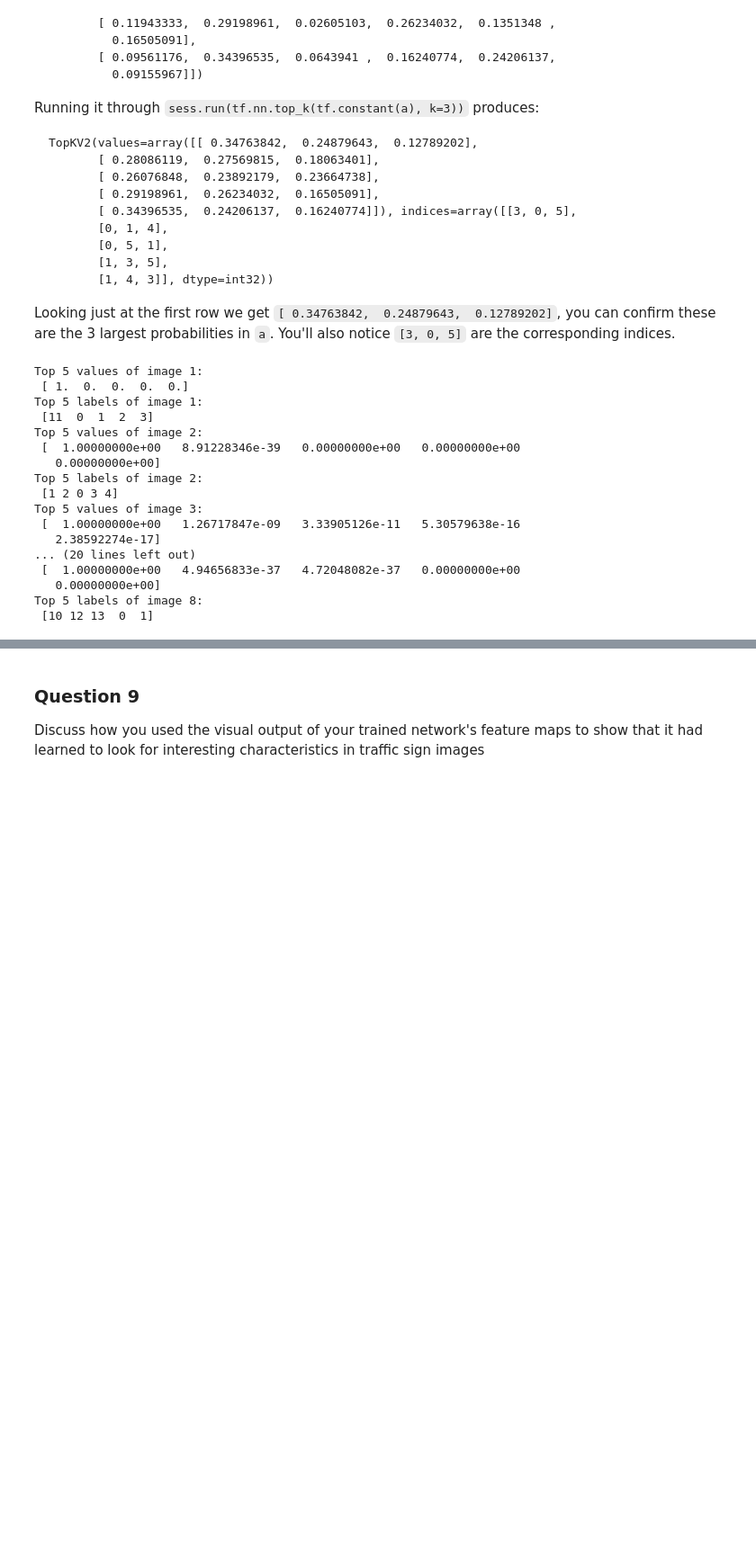
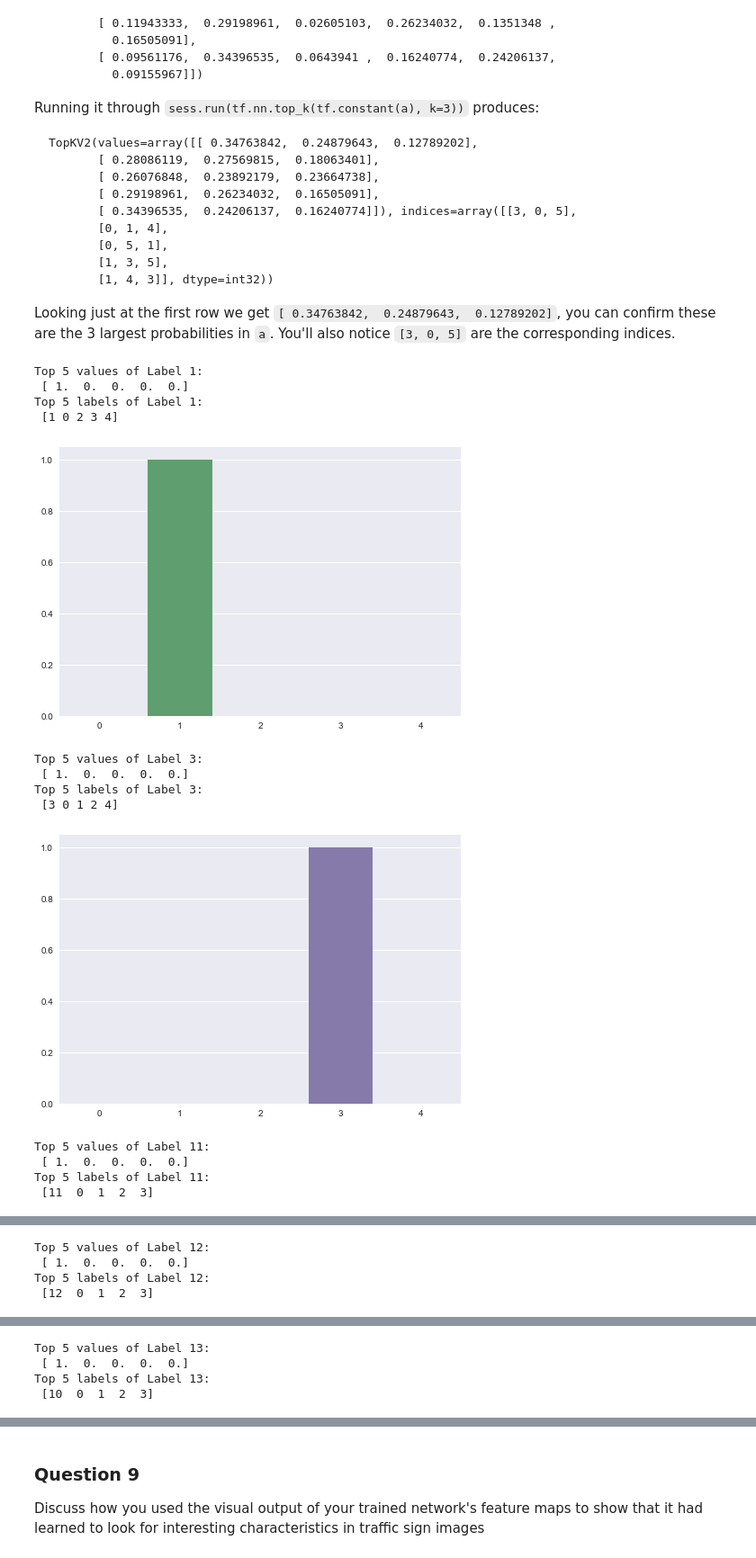
Before and after one commit to martonistvan/CarND-Traffic-Sign-Classifier-Project, a Jupyter notebook: Traffic_Sign_Classifier.ipynb, the cells around one changed output, grey strips where cells are left out. Shown at 90% size. Saved outputs shown, nothing was run; the diff lists cells and outputs as text; code cells hidden in the pictures; blank space fills up the shorter version.

```diff
--- a/Traffic_Sign_Classifier.ipynb
+++ b/Traffic_Sign_Classifier.ipynb
@@ -466,31 +468,33 @@ Looking just at the first row we get `[ 0.34763842,  0.24879643,  0.12789202]`,
 # %%
 ### Print out the top five softmax probabilities for the predictions on the German traffic sign images found on the web.
 ### Feel free to use as many code cells as needed.
+import seaborn as sns
 
 softmax = tf.nn.softmax(Logits)
 
 with tf.Session() as sess:
     softmax_pred = sess.run(softmax, feed_dict = {Logits: MyLogits})
     Top5 = sess.run(tf.nn.top_k(softmax_pred, k=5))
 
 for i in range(len(Top5.values)):
-    print('Top 5 values of image '+str(i+1)+':\n',Top5.values[i])
-    print('Top 5 labels of image '+str(i+1)+':\n',Top5.indices[i])
+    #print('Top 5 values of image '+str(i+1)+':\n',Top5.values[i])
+    #print('Top 5 labels of image '+str(i+1)+':\n',Top5.indices[i])
+    print('Top 5 values of Label '+str(MyLabels[i])+':\n',Top5.values[i])
+    print('Top 5 labels of Label '+str(MyLabels[i])+':\n',Top5.indices[i])
+    ax = sns.barplot(x=Top5.indices[i], y=Top5.values[i])
+    plt.show()
 # %% [output]
-Top 5 values of image 1:
+Top 5 values of Label 1:
  [ 1.  0.  0.  0.  0.]
-Top 5 labels of image 1:
- [11  0  1  2  3]
-Top 5 values of image 2:
- [  1.00000000e+00   8.91228346e-39   0.00000000e+00   0.00000000e+00
-   0.00000000e+00]
-Top 5 labels of image 2:
- [1 2 0 3 4]
-Top 5 values of image 3:
- [  1.00000000e+00   1.26717847e-09   3.33905126e-11   5.30579638e-16
-   2.38592274e-17]
-... (20 lines left out)
- [  1.00000000e+00   4.94656833e-37   4.72048082e-37   0.00000000e+00
-   0.00000000e+00]
-Top 5 labels of image 8:
- [10 12 13  0  1]
+Top 5 labels of Label 1:
+ [1 0 2 3 4]
+[figure, added]
+Top 5 values of Label 3:
+ [ 1.  0.  0.  0.  0.]
+Top 5 labels of Label 3:
+ [3 0 1 2 4]
+[figure, added]
+Top 5 values of Label 11:
+ [ 1.  0.  0.  0.  0.]
+Top 5 labels of Label 11:
+ [11  0  1  2  3]
@@ -496,0 +502,4 @@ Top 5 labels of image 8:
+Top 5 values of Label 12:
+ [ 1.  0.  0.  0.  0.]
+Top 5 labels of Label 12:
+ [12  0  1  2  3]
@@ -496,0 +507,4 @@ Top 5 labels of image 8:
+Top 5 values of Label 13:
+ [ 1.  0.  0.  0.  0.]
+Top 5 labels of Label 13:
+ [10  0  1  2  3]
```
Also changed, not shown: parts of 9 cells of this notebook, 2 other files.
